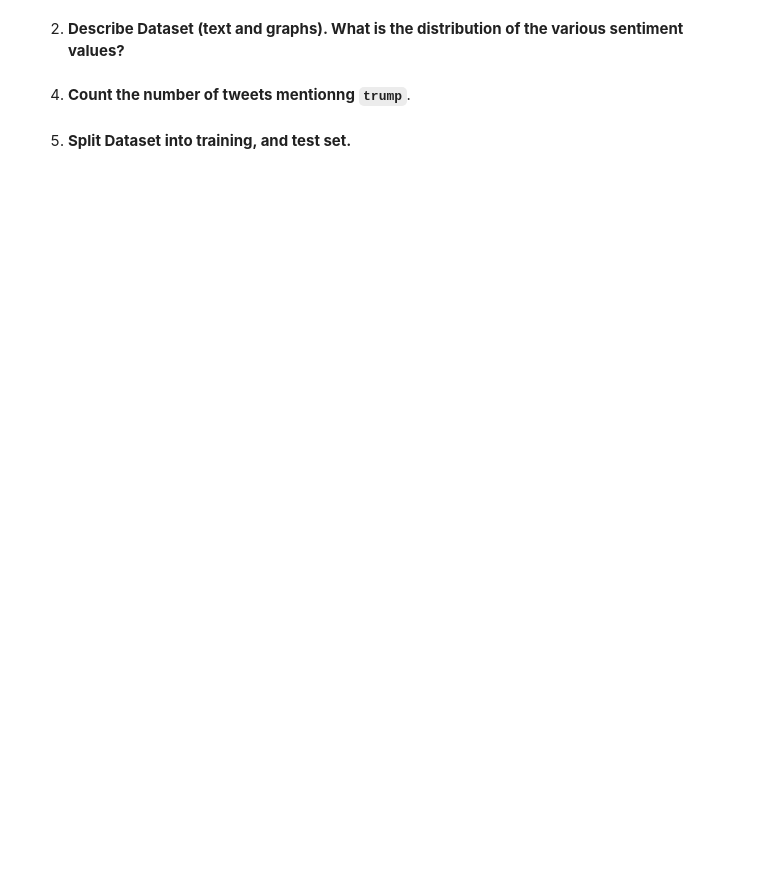
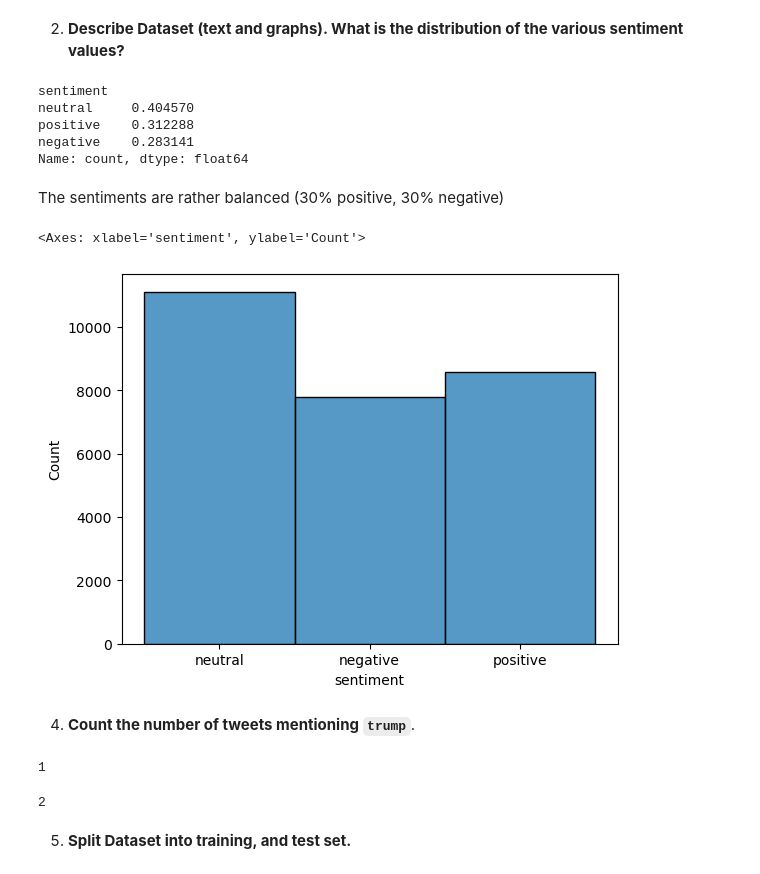
Before and after one commit to albop/dbe, a Jupyter notebook: tutorials/session_8/sentiment_analysis.ipynb, the cells around one changed output. Cells and saved outputs as stored; diff of their text form; code cells hidden in the pictures; blank space fills up the shorter version.

```diff
--- a/tutorials/session_8/sentiment_analysis.ipynb
+++ b/tutorials/session_8/sentiment_analysis.ipynb
@@ -93,2 +161,12 @@ df = pandas.read_csv("Tweets.csv")
 # %% [markdown]
 2. __Describe Dataset (text and graphs). What is the distribution of the various sentiment values?__
+# %%
+df['sentiment'].value_counts() / len(df['sentiment'])
+# %% [output]
+sentiment
+neutral     0.404570
+positive    0.312288
+negative    0.283141
+Name: count, dtype: float64
+# %% [markdown]
+The sentiments are rather balanced (30% positive, 30% negative)
@@ -95,2 +175,12 @@ df = pandas.read_csv("Tweets.csv")
+# %%
+sns.histplot(df['sentiment'])
+# %% [output]
+<Axes: xlabel='sentiment', ylabel='Count'>
+[figure, added]
 # %% [markdown]
-4. __Count the number of tweets mentionng `trump`__.
+4. __Count the number of tweets mentioning `trump`__.
+# %%
+# count number of non-available values
+sum( df['selected_text'].isna() )
+# %% [output]
+1
@@ -97,2 +190,6 @@ df = pandas.read_csv("Tweets.csv")
+# %%
+sum( df['selected_text'].str.count('trump') )
+# %% [output]
+2
 # %% [markdown]
 5. __Split Dataset into training, and test set.__
```
Also changed, not shown: parts of 27 cells of this notebook, 1 other file.
